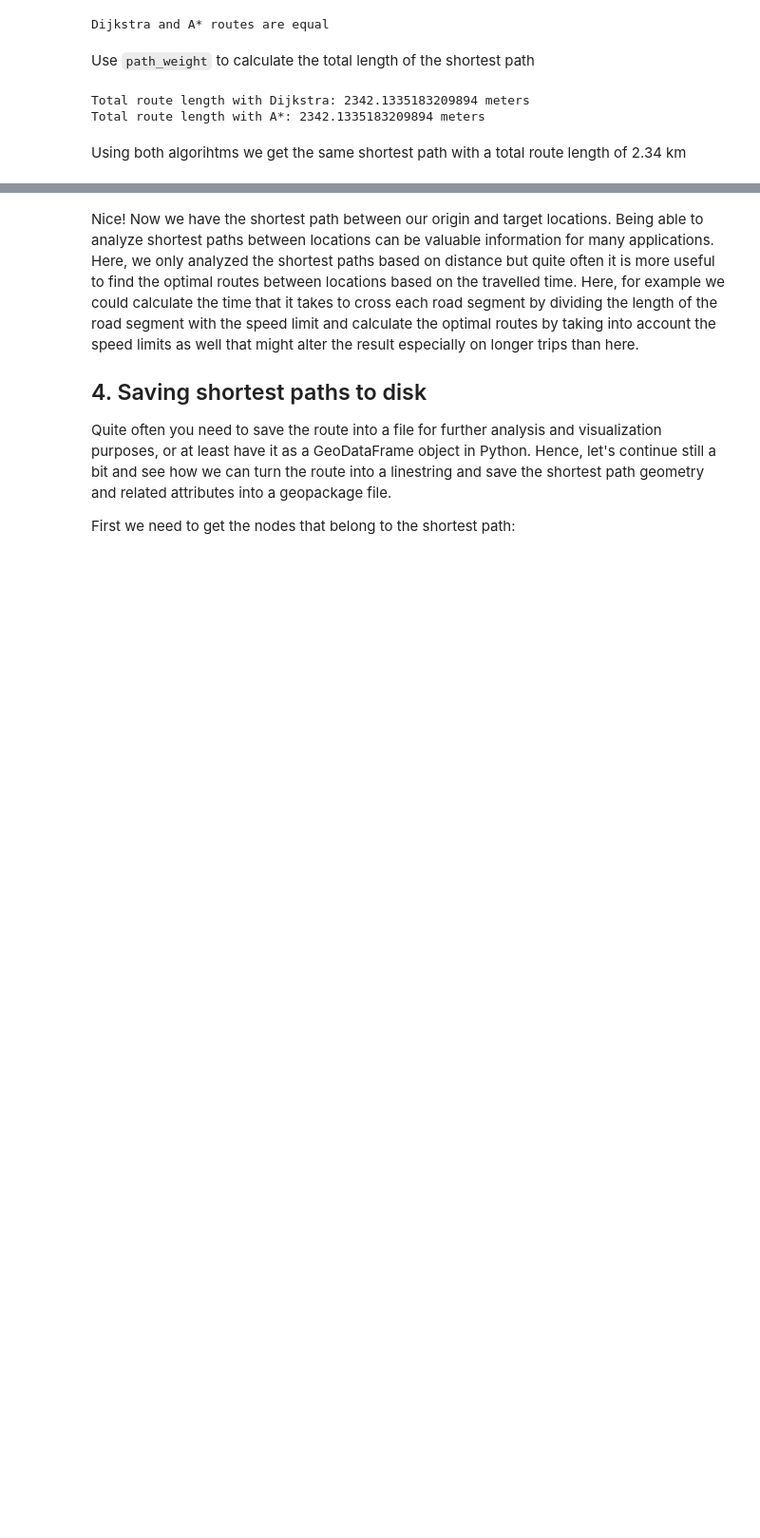
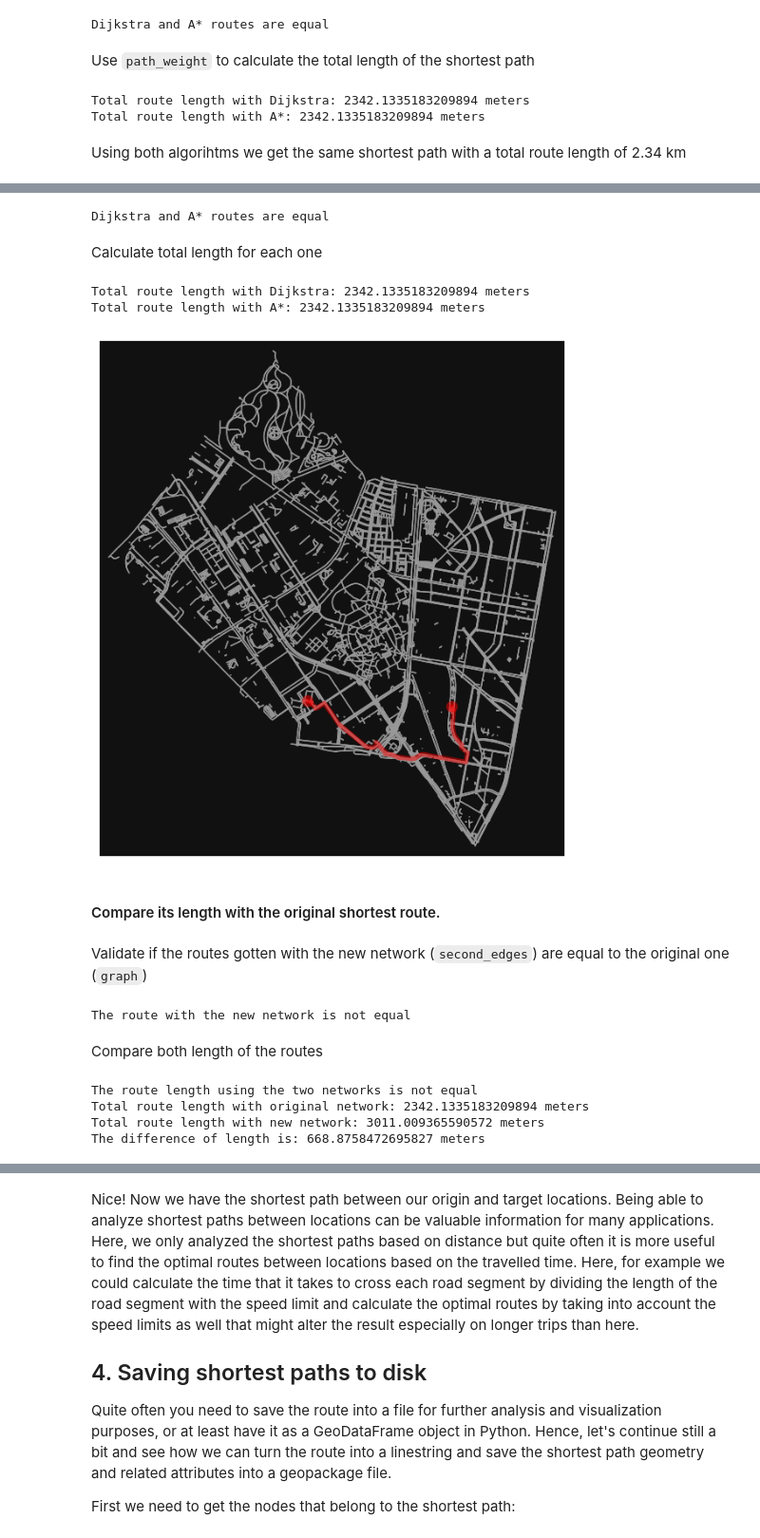
Before and after one commit to aliciaarevalor/network_analysis, a Jupyter notebook: Workshop3_AliciaArevalo.ipynb, the cells around one changed output, grey strips where cells are left out. Shown at 95% size. Drawn from its saved outputs; the diff is of its cells as text; code cells hidden in the pictures; blank space fills up the shorter version.

```diff
--- a/Workshop3_AliciaArevalo.ipynb
+++ b/Workshop3_AliciaArevalo.ipynb
@@ -476,0 +378,56 @@ edges_no_motorway
+# %%
+# With Dijkstra
+dijkstra_route2 = nx.shortest_path(second_edges, origin_node_id, destination_node_id, weight="length", method="dijkstra")
+
+# With A*
+astar_route2 = nx.astar_path(second_edges, origin_node_id, destination_node_id, weight="length")
+
+# Validate if the routes gotten are equal
+if dijkstra_route2 == astar_route2:
+    print(f"Dijkstra and A* routes are equal")
+# %% [output]
+Dijkstra and A* routes are equal
+# %% [markdown]
+Calculate total length for each one
+# %%
+# For Dijkstra algorithm
+dijkstra_length2 = nx.path_weight(second_edges, dijkstra_route2, weight="length")
+print(f"Total route length with Dijkstra: {dijkstra_length:} meters")
+
+# For A* algorithm
+astar_length2 = nx.path_weight(second_edges, astar_route2, weight="length")
+print(f"Total route length with A*: {astar_length:} meters")
+# %% [output]
+Total route length with Dijkstra: 2342.1335183209894 meters
+Total route length with A*: 2342.1335183209894 meters
+# %%
+fig, ax = osmnx.plot_graph_route(second_edges, astar_route2, node_size=0)
+# %% [output]
+[figure, added]
+# %% [markdown]
+#### Compare its length with the original shortest route.
+# %% [markdown]
+Validate if the routes gotten with the new network (`second_edges`) are equal to the original one (`graph`)
+# %%
+if dijkstra_route == dijkstra_route2:
+    print("The route with the new network is equal")
+else:
+    print("The route with the new network is not equal")
+# %% [output]
+The route with the new network is not equal
+# %% [markdown]
+Compare both length of the routes
+# %%
+if dijkstra_length == dijkstra_length2:
+    print("The route length using the two networks is equal")
+else:
+    print("The route length using the two networks is not equal")
+
+print(f"Total route length with original network: {dijkstra_length:} meters")
+print(f"Total route length with new network: {dijkstra_length2:} meters")
+print(f"The difference of length is: {abs(dijkstra_length2-dijkstra_length)} meters")
+# %% [output]
+The route length using the two networks is not equal
+Total route length with original network: 2342.1335183209894 meters
+Total route length with new network: 3011.009365590572 meters
+The difference of length is: 668.8758472695827 meters
```
Also changed, not shown: parts of 18 cells of this notebook.
